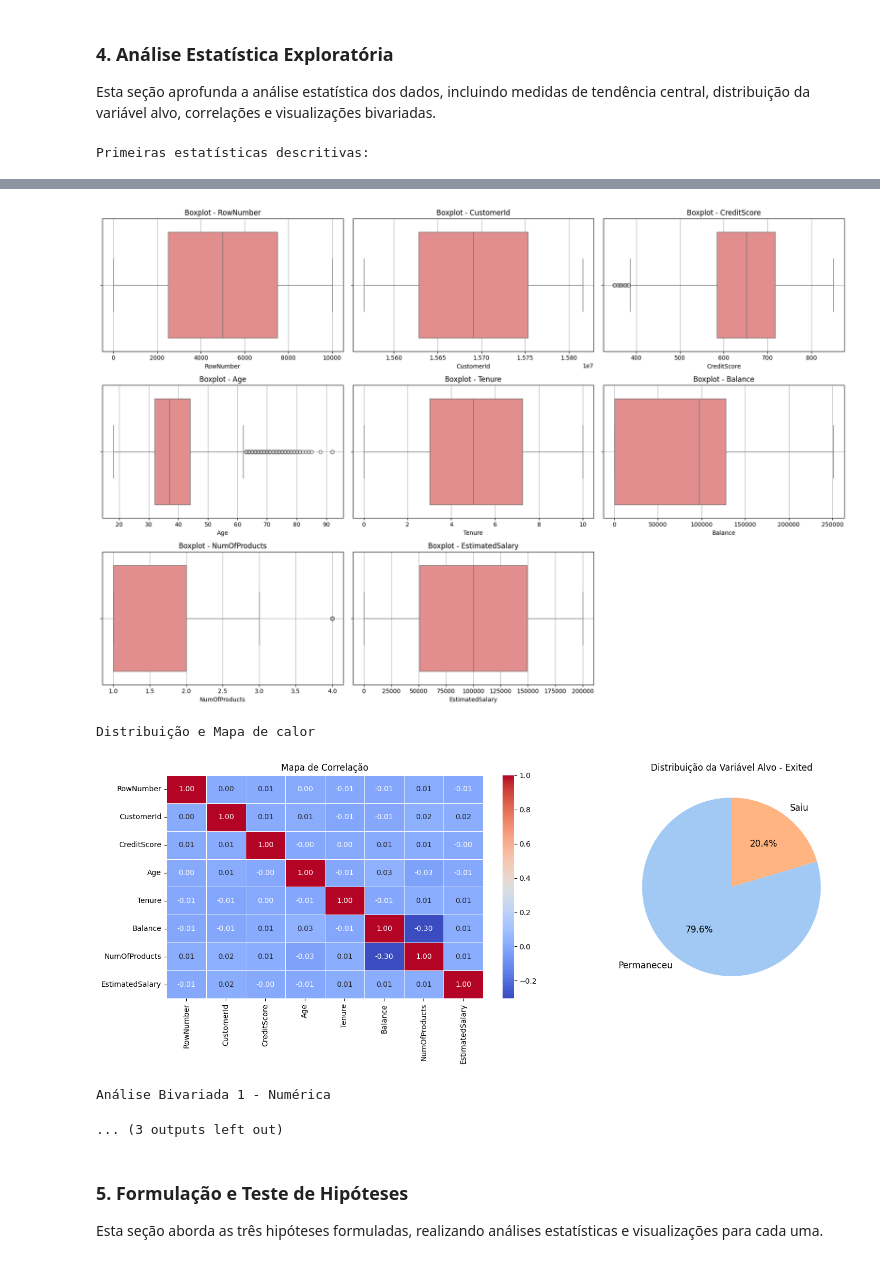
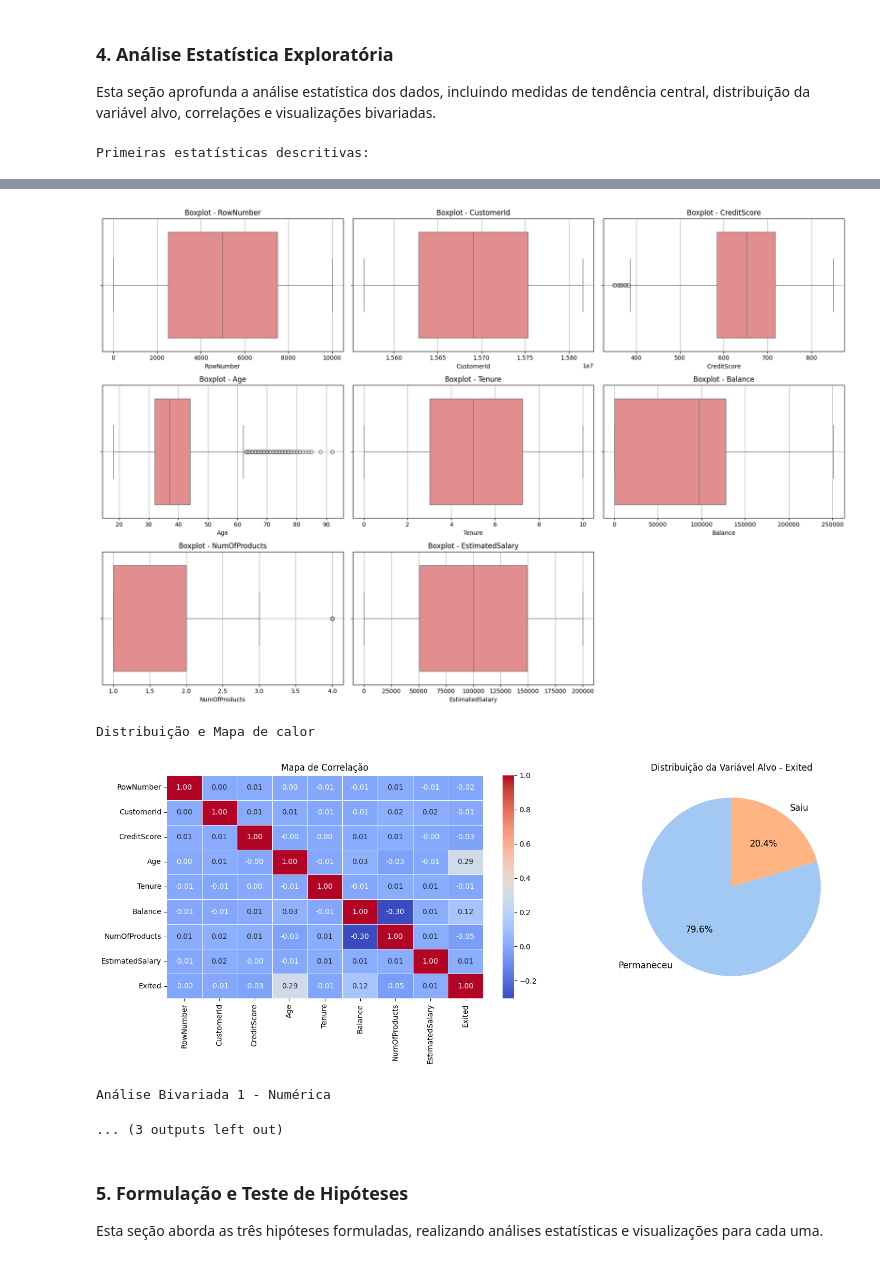
Before and after one commit to CarlosEDsl/RotatividadeBanco, a Jupyter notebook: AnaliseDeDados (1).ipynb, the cells around one changed output, grey strips where cells are left out. Saved outputs shown, nothing was run; the diff lists cells and outputs as text; code cells hidden in the pictures.

```diff
--- a/AnaliseDeDados (1).ipynb
+++ b/AnaliseDeDados (1).ipynb
@@ -341,6 +345,7 @@ print(f"\nDistribuição e Mapa de calor")
 fig, axes = plt.subplots(1, 2, figsize=(16, 6))
 
 # Heatmap
+numeric_cols.append('Exited')
 correlation = df[numeric_cols].corr()
 sns.heatmap(correlation, annot=True, cmap='coolwarm', fmt=".2f", linewidths=0.5, ax=axes[0])
 axes[0].set_title('Mapa de Correlação')
@@ -384,7 +389,7 @@ plt.show()
 # === Análise Bivariada: Variáveis de Categoria vs. Exited ===
 print("\n\033[94mAnálise Bivariada 2 - Categoria\033[0m\n")
 
-categorical_cols = ['Geography', 'Gender']
+categorical_cols = ['Geography', 'Gender', "IsActiveMember"]
 
 fig, axes = plt.subplots(len(categorical_cols), 2, figsize=(14, 5 * len(categorical_cols)))
 axes = axes.reshape(len(categorical_cols), 2)  # Garante formato 2 colunas
@@ -417,34 +422,34 @@ Primeiras estatísticas descritivas:
 | std | 2885.744618 | 7.192840e+04 | 96.624668 | 10.488421 | 2.892353 | 62397.118820 | 0.581684 | 0.455849 | ... |
 | min | 1.000000 | 1.556570e+07 | 350.000000 | 18.000000 | 0.000000 | 0.000000 | 1.000000 | 0.000000 | ... |
 | 25% | 2503.750000 | 1.562855e+07 | 584.000000 | 32.000000 | 3.000000 | 0.000000 | 1.000000 | 0.000000 | ... |
 | 50% | 5002.500000 | 1.569074e+07 | 652.000000 | 37.000000 | 5.000000 | 97173.290000 | 1.000000 | 1.000000 | ... |
 | 75% | 7501.250000 | 1.575323e+07 | 717.250000 | 44.000000 | 7.250000 | 127639.372500 | 2.000000 | 1.000000 | ... |
 | max | 10000.000000 | 1.581569e+07 | 850.000000 | 92.000000 | 10.000000 | 250898.090000 | 4.000000 | 1.000000 | ... |
 Medianas das variáveis numéricas:
 
 RowNumber              5002.50
 CustomerId         15690738.00
 CreditScore             652.00
 Age                      37.00
 Tenure                    5.00
 Balance               97173.29
 NumOfProducts             1.00
 HasCrCard                 1.00
 IsActiveMember            1.00
 EstimatedSalary      100238.11
 ... (44 lines left out)
 2     45-59  0.494760
 3       60+  0.279468
 
 Correlação entre Idade e Exited: 0.285
 [figure]
 [figure]
 [figure]
 [figure]
 [figure]
 [figure]
 Distribuição e Mapa de calor
-[figure, old version]
+[figure, new version]
 Análise Bivariada 1 - Numérica
 ... (3 outputs left out)
 # %% [markdown]
```
Also changed, not shown: parts of 4 cells of this notebook.
